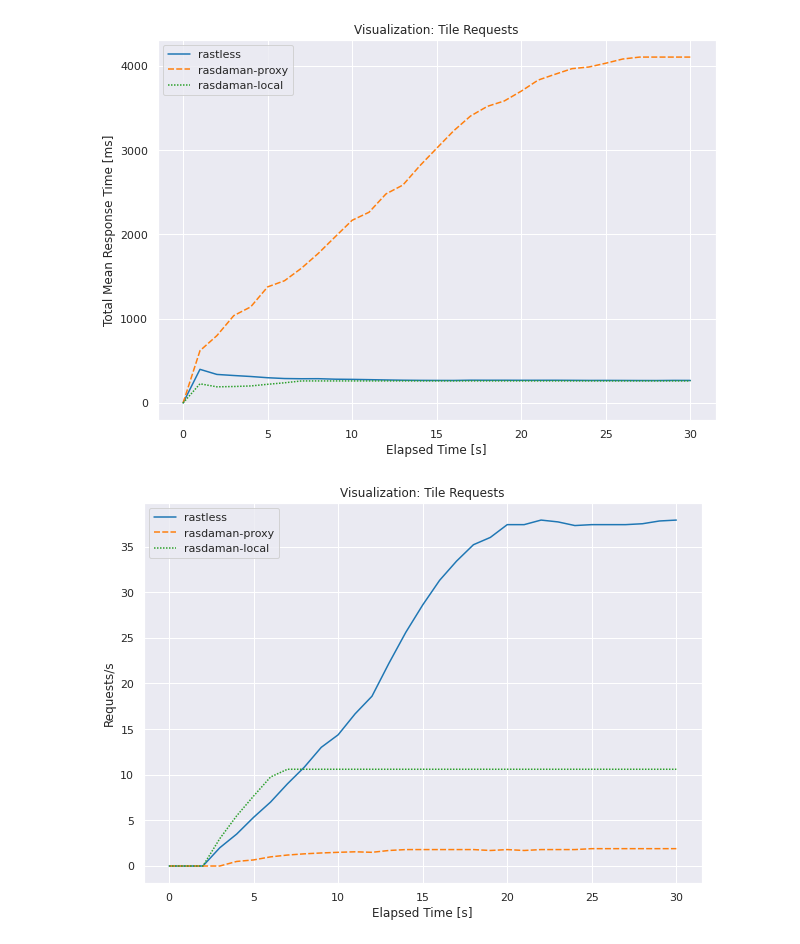
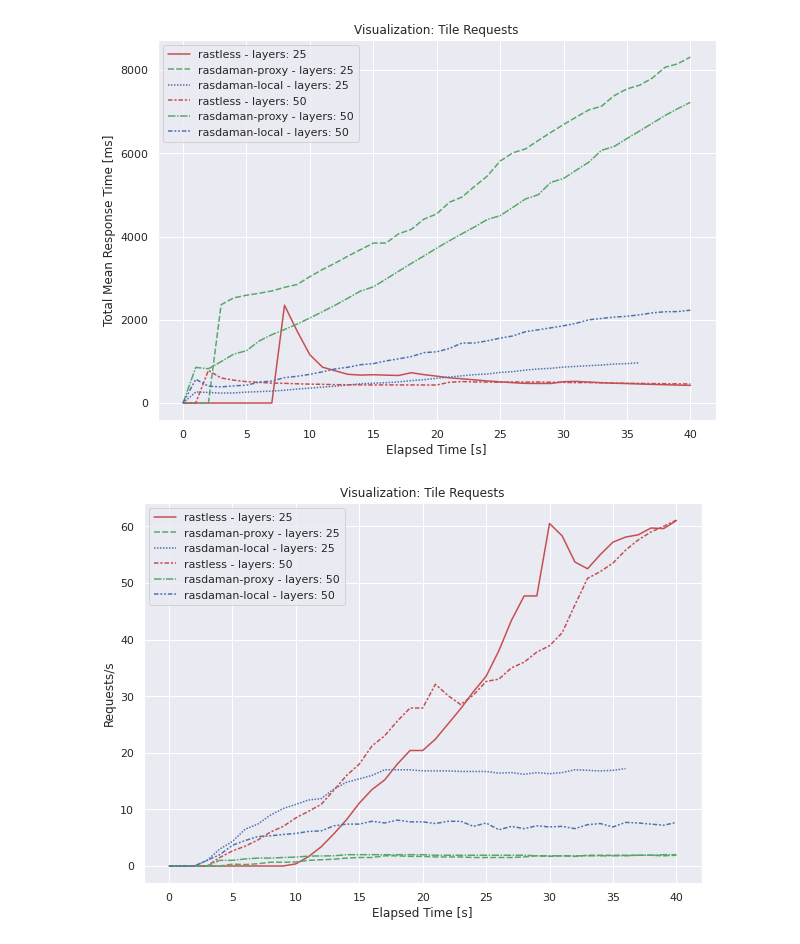
Before and after one commit to MarcelCode/rastless-benchmarks, a Jupyter notebook: benchmarks/analysis/polygon-analysis.ipynb, the cells around one changed output. Saved outputs shown, nothing was run; the diff lists cells and outputs as text; code cells hidden in the pictures.

Commit message:
new helper function new polygon results

```diff
--- a/benchmarks/analysis/polygon-analysis.ipynb
+++ b/benchmarks/analysis/polygon-analysis.ipynb
@@ -12,7 +12,9 @@ sns.set(rc={'figure.figsize':(10,7)})
 sns.set_context()
 sns.set_palette("tab10")
 # %%
-test_setup = {"user": 10, "spawn_rate": 1, "runtime": "31s", "test_type": "polygon-analysis", "environment": "ec2-t2-m", "combine_method": "median", "layers": 25}
+test_setup_1 = {"user": 25, "spawn_rate": 1, "runtime": "41s", "test_type": "polygon-analysis", "environment": "local", "combine_method": "median", "layers": 25}
+test_setup_2 = {"user": 25, "spawn_rate": 1, "runtime": "41s", "test_type": "polygon-analysis", "environment": "local", "combine_method": "median", "layers": 50}
 # %%
-system_dfs_combined = read_stat_history_dates_combined(**test_setup)
+system_dfs_combined_1 = read_stat_history_dates_combined(**test_setup_1)
+system_dfs_combined_2 = read_stat_history_dates_combined(**test_setup_2)
 # %%
@@ -38,19 +49,26 @@ df_median_response = combine_result(system_dfs_combined, "Total Average Response
 # %%
-ax = sns.lineplot(data=df_median_response)
+df_mean_response_merge = pd.concat([df_mean_response_1, df_mean_response_2], axis=1)
+ax = sns.lineplot(data=df_mean_response_merge, palette=['r', 'g', 'b', 'r', 'g', 'b'])
 ax.set(ylabel='Total Mean Response Time [ms]')
 ax.set_title('Visualization: Tile Requests')
-filename = create_pdf_filename(f"./result_images/{test_setup['test_type']}", "total_mean_response_time", test_setup)
+filename = create_pdf_filename(f"./result_images/{test_setup_1['test_type']}", "total_mean_response_time", test_setup_1)
 plt.savefig(filename)
 # %% [output]
-[figure, old version]
+[figure, new version]
 # %%
-df_request_s = combine_result(system_dfs_combined, "Requests/s")
+df_request_s_1 = combine_result(system_dfs_combined_1, "Requests/s")
+df_request_s_1 = rename_columns(df_request_s_1, test_setup_1, "layers")
+
+df_request_s_2 = combine_result(system_dfs_combined_2, "Requests/s")
+df_request_s_2 = rename_columns(df_request_s_2, test_setup_2, "layers")
 # %%
-ax = sns.lineplot(data=df_request_s)
+df_request_s_merge = pd.concat([df_request_s_1, df_request_s_2], axis=1)
+
+ax = sns.lineplot(data=df_request_s_merge, palette=['r', 'g', 'b', 'r', 'g', 'b'])
 ax.set(ylabel='Requests/s')
 ax.set_title('Visualization: Tile Requests')
-filename = create_pdf_filename(f"./result_images/{test_setup['test_type']}", "requests_per_second", test_setup)
+filename = create_pdf_filename(f"./result_images/{test_setup_1['test_type']}", "requests_per_second", test_setup_1)
 plt.savefig(filename)
 # %% [output]
-[figure, old version]
+[figure, new version]
 # %%
```
Also changed, not shown: parts of 7 cells of this notebook, 40 other files.
